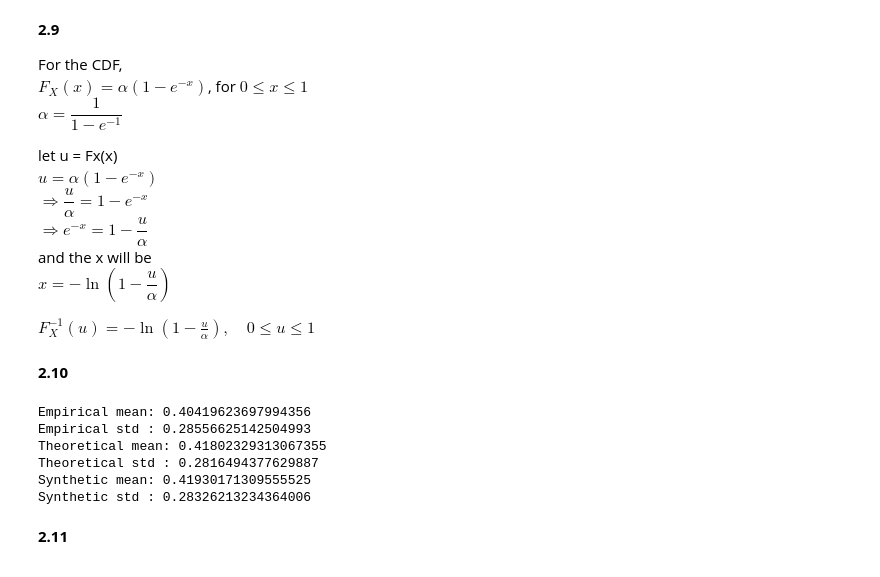
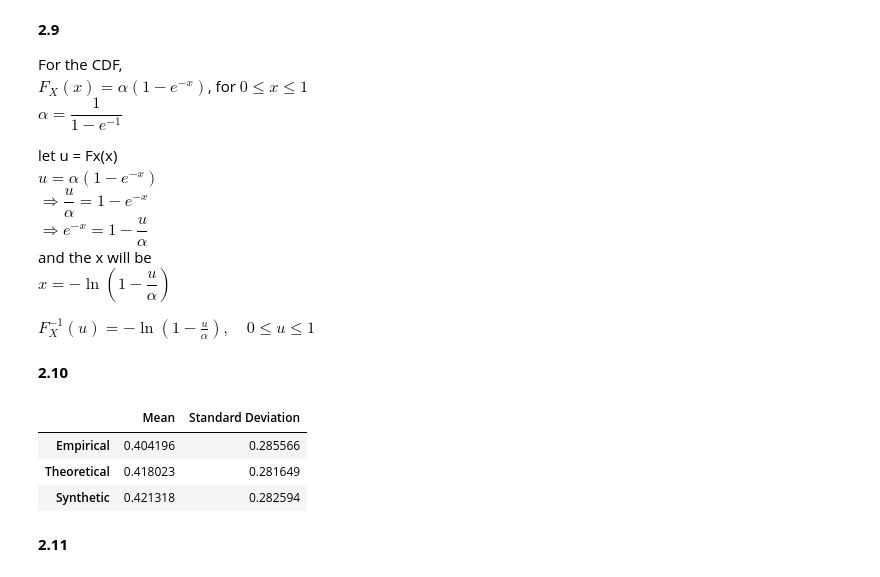
Before and after one commit to edwall201/Machine-Learning-26-Spring, a Jupyter notebook: assign1.ipynb, the cells around one changed output. Cells and saved outputs as stored; diff of their text form; code cells hidden in the pictures.

```diff
--- a/assign1.ipynb
+++ b/assign1.ipynb
@@ -293,29 +293,26 @@ def inverse_cdf(u):
 **2.10**
 # %%
 #Generate synthetic data
+import pandas as pd
 u = np.random.rand(10000)
 synthetic_data = inverse_cdf(u)
 
 theory_mean = alpha * (1 - 2 * np.exp(-1))
 theory_std = np.sqrt(alpha * (2 - 5 * np.exp(-1)) - theory_mean**2)
 syn_mean = np.mean(synthetic_data)
 syn_std = np.std(synthetic_data)
 
-print("Empirical mean:", mean)
-print("Empirical std :", std)
+comparison_table = pd.DataFrame({
+    "Mean": [mean, theory_mean, syn_mean],
+    "Standard Deviation": [std, theory_std, syn_std]
+}, index=["Empirical", "Theoretical", "Synthetic"])
 
-print("Theoretical mean:", theory_mean)
-print("Theoretical std :", theory_std)
-
-print("Synthetic mean:", syn_mean)
-print("Synthetic std :", syn_std)
+comparison_table
 # %% [output]
-Empirical mean: 0.40419623697994356
-Empirical std : 0.28556625142504993
-Theoretical mean: 0.41802329313067355
-Theoretical std : 0.2816494377629887
-Synthetic mean: 0.41930171309555525
-Synthetic std : 0.28326213234364006
+|  | Mean | Standard Deviation |
+| Empirical | 0.404196 | 0.285566 |
+| Theoretical | 0.418023 | 0.281649 |
+| Synthetic | 0.421318 | 0.282594 |
 # %% [markdown]
 **2.11**
 # %%
```
Also changed, not shown: parts of 6 cells of this notebook.
